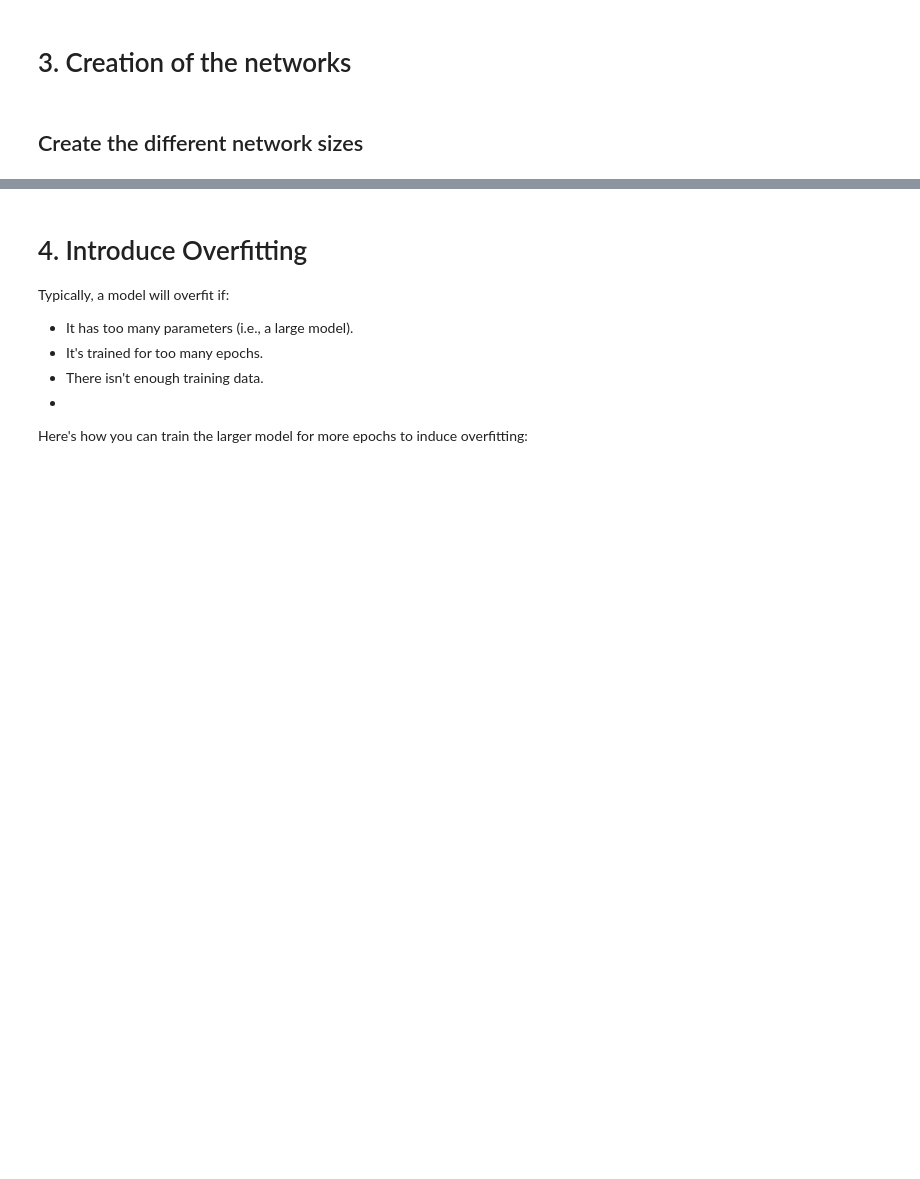
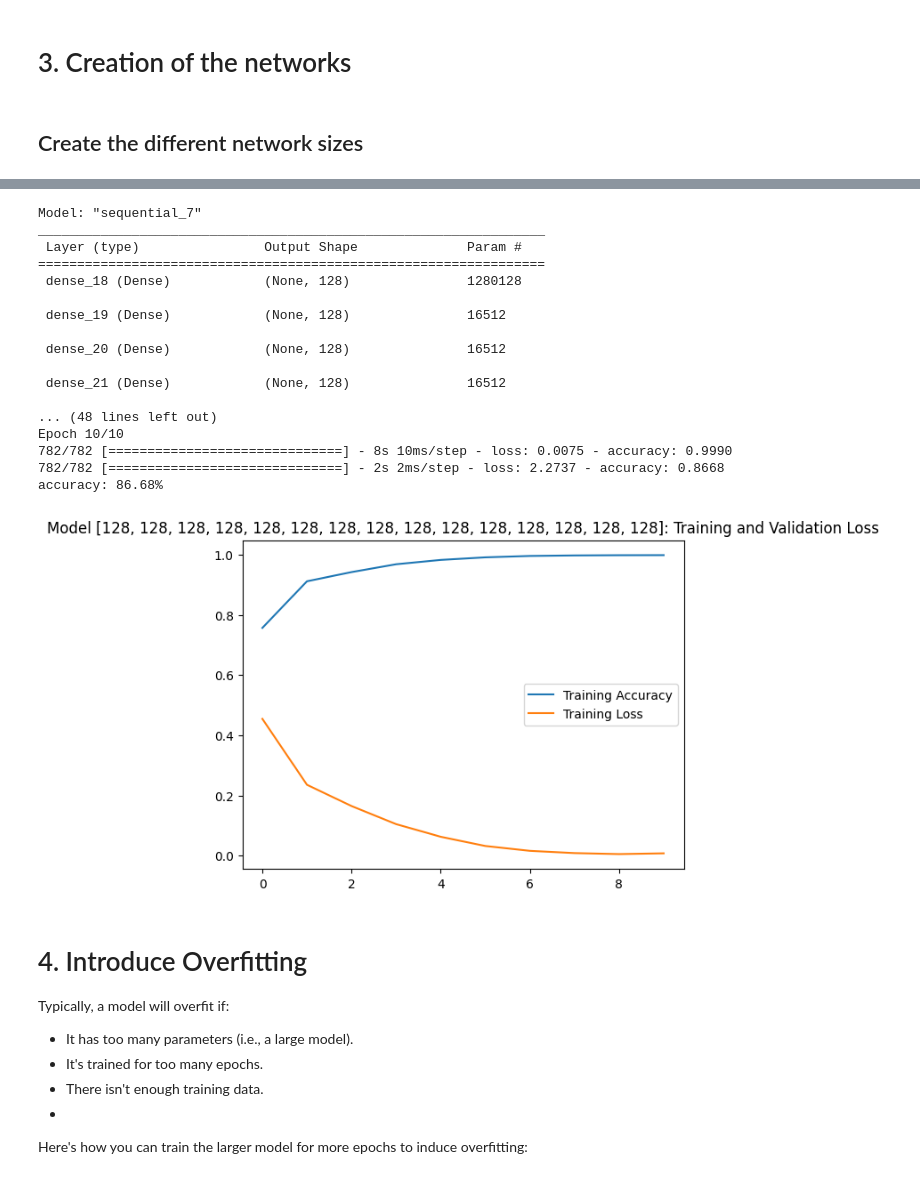
Before and after one commit to pixselve-school/AI_KERICHARD_ADAM, a Jupyter notebook: TP1_2/Exercices/TP1_2_A.ipynb, the cells around one changed output, grey strips where cells are left out. Cells and saved outputs as stored; diff of their text form; code cells hidden in the pictures; blank space fills up the shorter version.

```diff
--- a/TP1_2/Exercices/TP1_2_A.ipynb
+++ b/TP1_2/Exercices/TP1_2_A.ipynb
@@ -19,10 +19,10 @@ print(f"Number of test samples: {len(test_data)}")
 print(f"Length of first training sample: {len(train_data[0])}")
 print(f"Length of second training sample: {len(train_data[1])}")
 
-# Pad sequences so they have the same length
-max_length = 250
-train_data = pad_sequences(train_data, maxlen=max_length)
-test_data = pad_sequences(test_data, maxlen=max_length)
+print('X_train:', train_data.shape)
+print('y_train:', train_labels.shape)
+print('X_test:', test_data.shape)
+print('y_test:', test_labels.shape)
 # %% [output]
 Number of training samples: 25000
 Number of test samples: 25000
@@ -108,3 +140,26 @@ Epoch 10/10
+# %%
+structure = [128,128,128,128,128,128,128,128,128,128,128,128,128,128,128]
+model = build_model(structure)
+train_and_plot(structure, model, train_data, train_labels)
+# %% [output]
+Model: "sequential_7"
+_________________________________________________________________
+ Layer (type)                Output Shape              Param #
+=================================================================
+ dense_18 (Dense)            (None, 128)               1280128
+
+ dense_19 (Dense)            (None, 128)               16512
+
+ dense_20 (Dense)            (None, 128)               16512
+
+ dense_21 (Dense)            (None, 128)               16512
+
+... (48 lines left out)
+Epoch 10/10
+782/782 [==============================] - 8s 10ms/step - loss: 0.0075 - accuracy: 0.9990
+782/782 [==============================] - 2s 2ms/step - loss: 2.2737 - accuracy: 0.8668
+accuracy: 86.68%
+[figure, added]
 # %% [markdown]
 # 4. Introduce Overfitting
 
```
Also changed, not shown: parts of 5 cells of this notebook, 1 other file.
